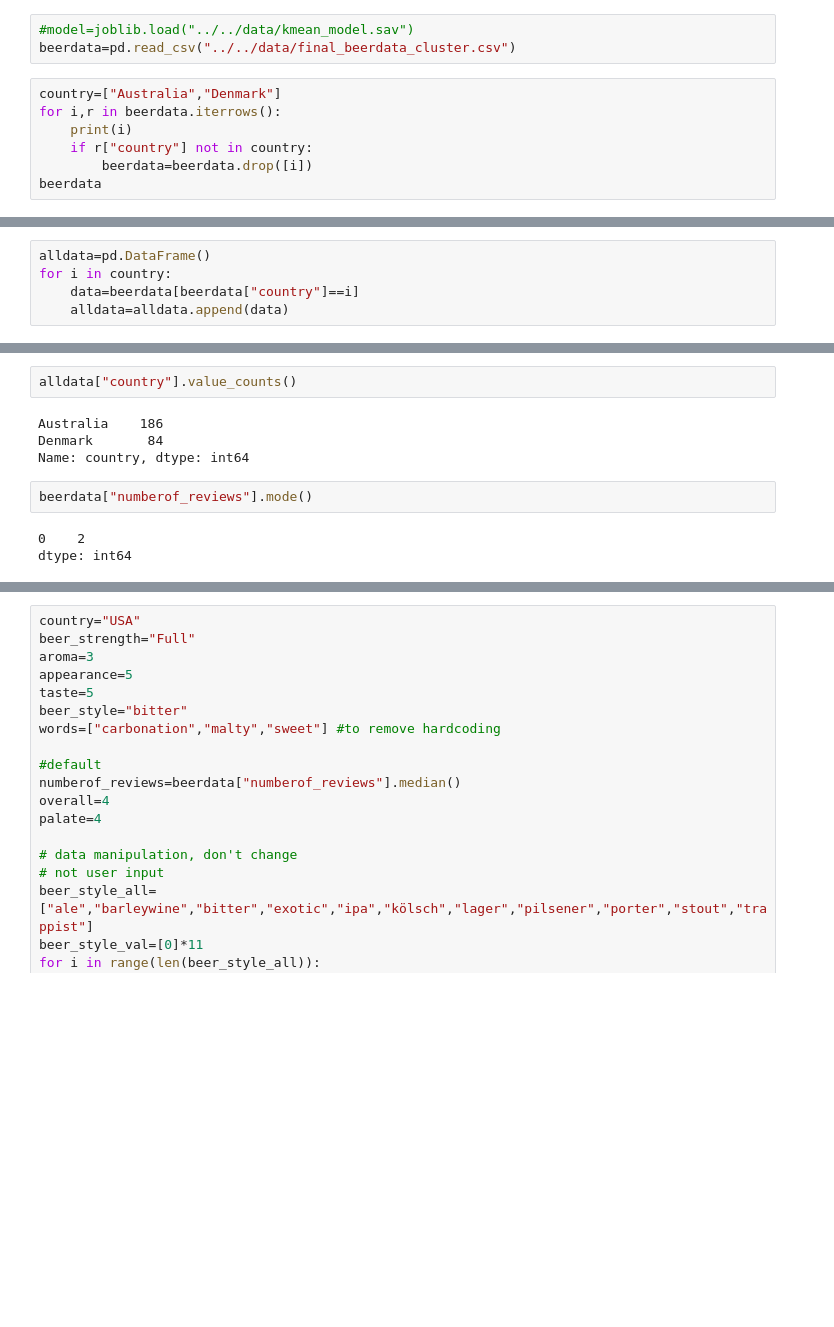
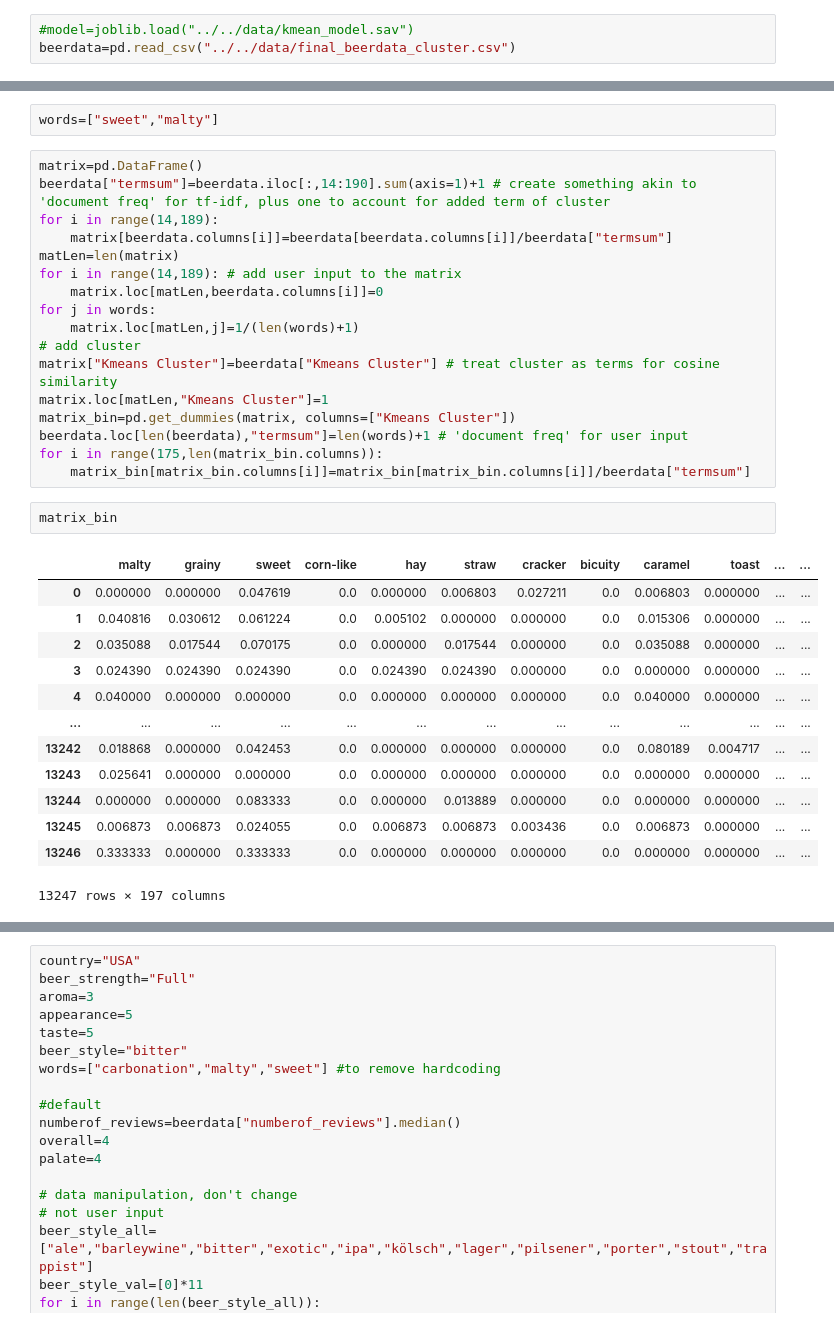
Before and after one commit to mactzu/PredictivePandas, a Jupyter notebook: work/yann/Untitled1.ipynb, the cells around one changed output, grey strips where cells are left out. Saved outputs shown, nothing was run; the diff lists cells and outputs as text; blank space fills up the shorter version.

```diff
--- a/work/yann/Untitled1.ipynb
+++ b/work/yann/Untitled1.ipynb
@@ -10,10 +10,3 @@ import joblib
 # %%
 #model=joblib.load("../../data/kmean_model.sav")
 beerdata=pd.read_csv("../../data/final_beerdata_cluster.csv")
-# %%
-country=["Australia","Denmark"]
-for i,r in beerdata.iterrows():
-    print(i)
-    if r["country"] not in country:
-        beerdata=beerdata.drop([i])
-beerdata
@@ -51,5 +12,0 @@ beerdata
-# %%
-alldata=pd.DataFrame()
-for i in country:
-    data=beerdata[beerdata["country"]==i]
-    alldata=alldata.append(data)
@@ -72,11 +13,35 @@ alldata
-# %%
-alldata["country"].value_counts()
-# %% [output]
-Australia    186
-Denmark       84
-Name: country, dtype: int64
-# %%
-beerdata["numberof_reviews"].mode()
-# %% [output]
-0    2
-dtype: int64
+# %%
+words=["sweet","malty"]
+# %%
+matrix=pd.DataFrame()
+beerdata["termsum"]=beerdata.iloc[:,14:190].sum(axis=1)+1 # create something akin to 'document freq' for tf-idf, plus one to account for added term of cluster
+for i in range(14,189):
+    matrix[beerdata.columns[i]]=beerdata[beerdata.columns[i]]/beerdata["termsum"]
+matLen=len(matrix)
+for i in range(14,189): # add user input to the matrix
+    matrix.loc[matLen,beerdata.columns[i]]=0
+for j in words:
+    matrix.loc[matLen,j]=1/(len(words)+1)
+# add cluster
+matrix["Kmeans Cluster"]=beerdata["Kmeans Cluster"] # treat cluster as terms for cosine similarity
+matrix.loc[matLen,"Kmeans Cluster"]=1
+matrix_bin=pd.get_dummies(matrix, columns=["Kmeans Cluster"])
+beerdata.loc[len(beerdata),"termsum"]=len(words)+1 # 'document freq' for user input
+for i in range(175,len(matrix_bin.columns)):
+    matrix_bin[matrix_bin.columns[i]]=matrix_bin[matrix_bin.columns[i]]/beerdata["termsum"]
+# %%
+matrix_bin
+# %% [output]
+|  | malty | grainy | sweet | corn-like | hay | straw | cracker | bicuity | caramel | toast | ... | ... |
+| 0 | 0.000000 | 0.000000 | 0.047619 | 0.0 | 0.000000 | 0.006803 | 0.027211 | 0.0 | 0.006803 | 0.000000 | ... | ... |
+| 1 | 0.040816 | 0.030612 | 0.061224 | 0.0 | 0.005102 | 0.000000 | 0.000000 | 0.0 | 0.015306 | 0.000000 | ... | ... |
+| 2 | 0.035088 | 0.017544 | 0.070175 | 0.0 | 0.000000 | 0.017544 | 0.000000 | 0.0 | 0.035088 | 0.000000 | ... | ... |
+| 3 | 0.024390 | 0.024390 | 0.024390 | 0.0 | 0.024390 | 0.024390 | 0.000000 | 0.0 | 0.000000 | 0.000000 | ... | ... |
+| 4 | 0.040000 | 0.000000 | 0.000000 | 0.0 | 0.000000 | 0.000000 | 0.000000 | 0.0 | 0.040000 | 0.000000 | ... | ... |
+| ... | ... | ... | ... | ... | ... | ... | ... | ... | ... | ... | ... | ... |
+| 13242 | 0.018868 | 0.000000 | 0.042453 | 0.0 | 0.000000 | 0.000000 | 0.000000 | 0.0 | 0.080189 | 0.004717 | ... | ... |
+| 13243 | 0.025641 | 0.000000 | 0.000000 | 0.0 | 0.000000 | 0.000000 | 0.000000 | 0.0 | 0.000000 | 0.000000 | ... | ... |
+| 13244 | 0.000000 | 0.000000 | 0.083333 | 0.0 | 0.000000 | 0.013889 | 0.000000 | 0.0 | 0.000000 | 0.000000 | ... | ... |
+| 13245 | 0.006873 | 0.006873 | 0.024055 | 0.0 | 0.006873 | 0.006873 | 0.003436 | 0.0 | 0.006873 | 0.000000 | ... | ... |
+| 13246 | 0.333333 | 0.000000 | 0.333333 | 0.0 | 0.000000 | 0.000000 | 0.000000 | 0.0 | 0.000000 | 0.000000 | ... | ... |
+13247 rows × 197 columns
```
Also changed, not shown: parts of 26 cells of this notebook, 3 other files.
